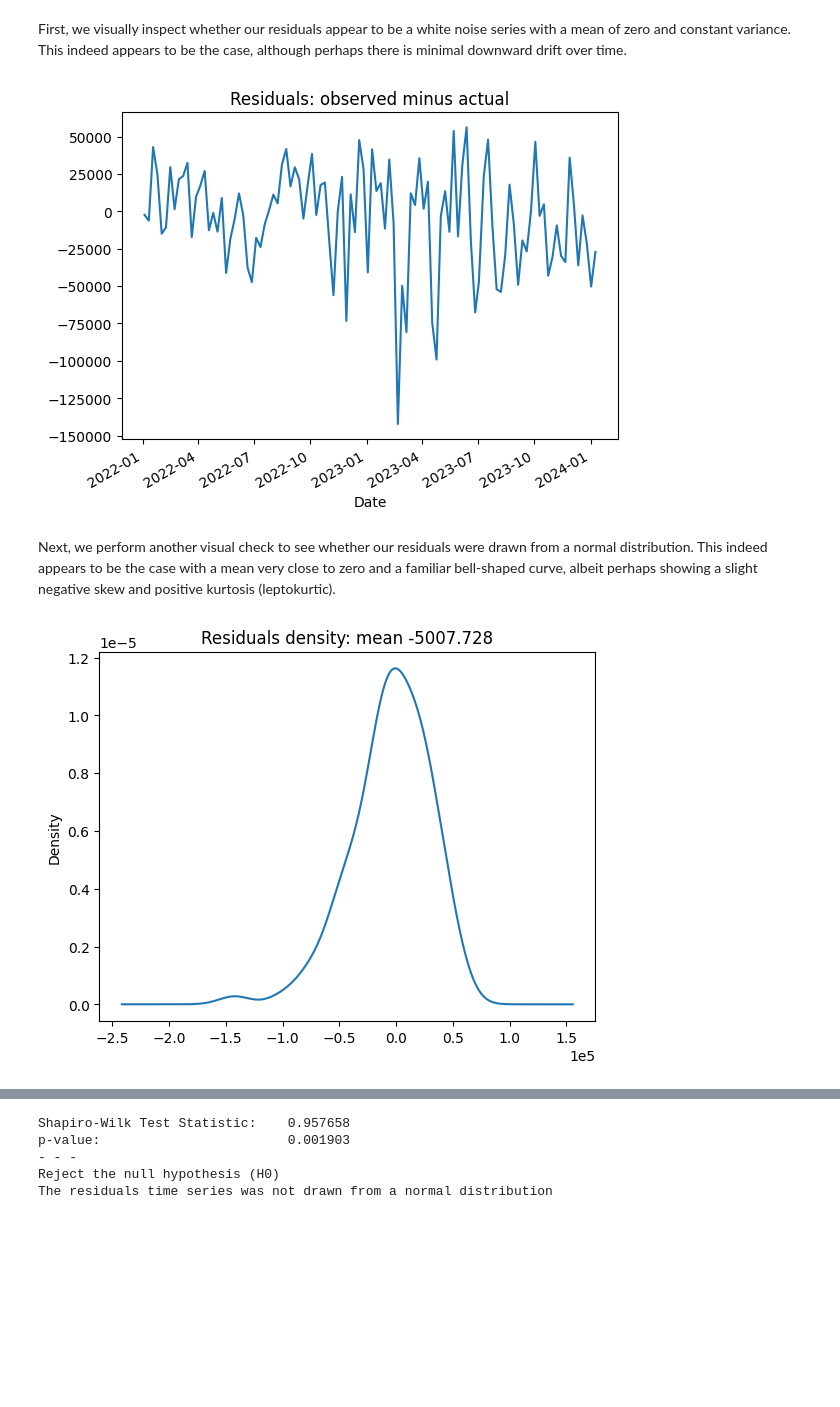
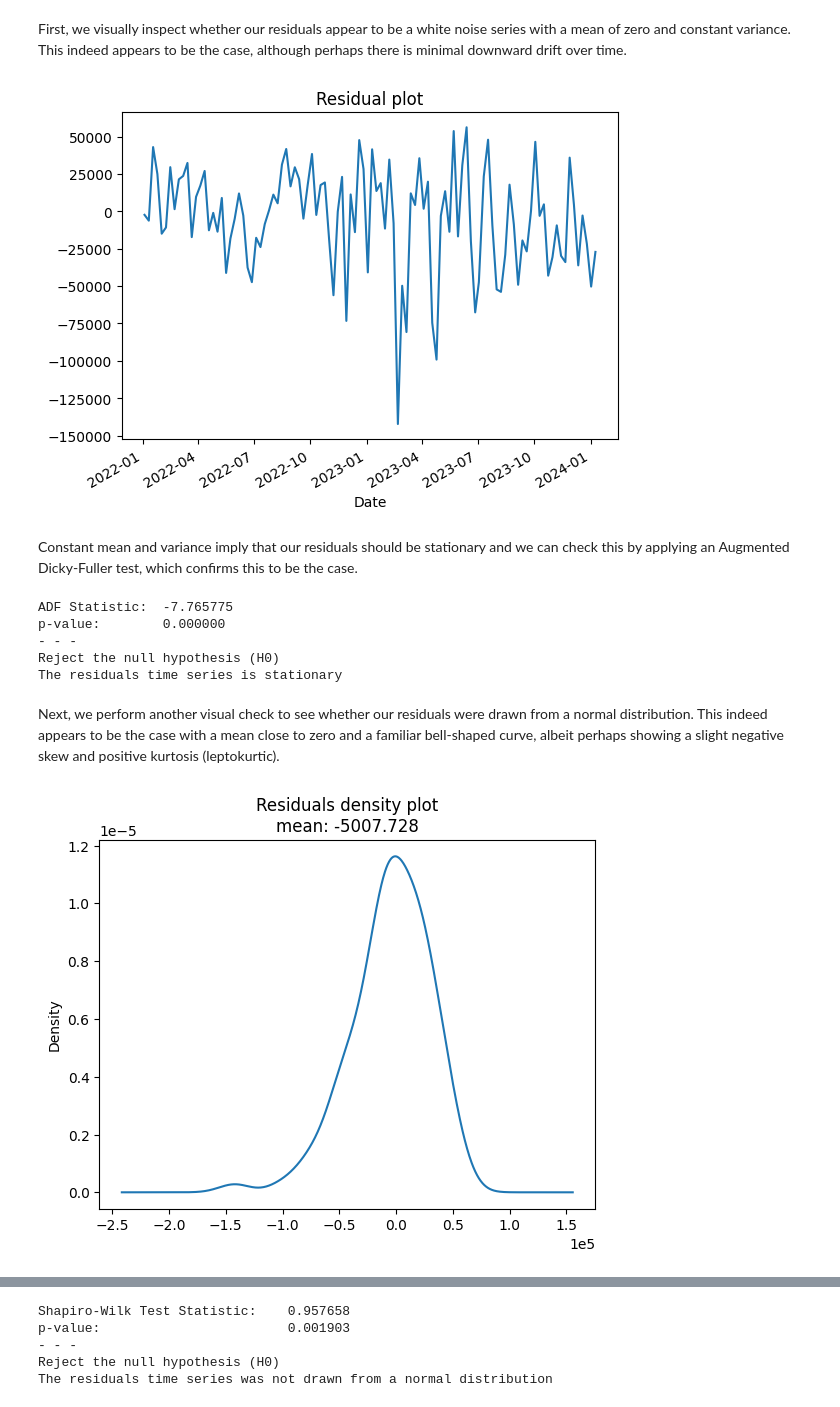
Before and after one commit to vzinkovski/forecasting_cot_managed_money, a Jupyter notebook: forecasting_cot_managed_money.ipynb, the cells around one changed output, grey strips where cells are left out. Drawn from its saved outputs; the diff is of its cells as text; code cells hidden in the pictures; blank space fills up the shorter version.

```diff
--- a/forecasting_cot_managed_money.ipynb
+++ b/forecasting_cot_managed_money.ipynb
@@ -60,11 +60,14 @@ from sklearn.model_selection import cross_val_score, TimeSeriesSplit
 from functools import partial
 from tqdm import trange, tqdm
 # %%
-# display
+# pandas display
 pd.set_option('display.max_columns', None)
 pd.set_option('display.max_rows', 250)
 pd.set_option('display.width', None)
 pd.set_option('display.float_format', lambda x: '{:.2f}'.format(x))
+
+# other display
+optuna.logging.set_verbosity(optuna.logging.WARNING)
 tqdm = partial(tqdm, position=0, leave=True)
 # %% [markdown]
 # Commitment of Traders report
@@ -662,16 +658,41 @@ y_trues, y_preds, residuals, mape, rmse = xgb_forecast
 First, we visually inspect whether our residuals appear to be a white noise series with a mean of zero and constant variance. This indeed appears to be the case, although perhaps there is minimal downward drift over time.
 # %%
 residuals.plot()
-plt.title(f'Residuals: observed minus actual')
+plt.title(f'Residual plot')
 plt.show()
 # %% [output]
-[figure, old version]
+[figure, new version]
+# %% [markdown]
+Constant mean and variance imply that our residuals should be stationary and we can check this by applying an Augmented Dicky-Fuller test, which confirms this to be the case.
+# %%
+# perform adf test
+result = sm.tsa.adfuller(residuals)
+
+# extract and print the test statistic and p-value
+adf_statistic = result[0]
+p_value = result[1]
+
+print(f'ADF Statistic:\t{adf_statistic:.6f}')
+print(f'p-value:\t{p_value:.6f}')
+print('- - -')
+
+# interpret the results
+if p_value <= 0.05:
+    print('Reject the null hypothesis (H0) \nThe residuals time series is stationary')
+else:
+    print('Fail to reject the null hypothesis (H0) \nThe residuals time series is non-stationary')
+# %% [output]
+ADF Statistic:  -7.765775
+p-value:        0.000000
+- - -
+Reject the null hypothesis (H0)
+The residuals time series is stationary
 # %% [markdown]
-Next, we perform another visual check to see whether our residuals were drawn from a normal distribution. This indeed appears to be the case with a mean very close to zero and a familiar bell-shaped curve, albeit perhaps showing a slight negative skew and positive kurtosis (leptokurtic).
+Next, we perform another visual check to see whether our residuals were drawn from a normal distribution. This indeed appears to be the case with a mean close to zero and a familiar bell-shaped curve, albeit perhaps showing a slight negative skew and positive kurtosis (leptokurtic).
 # %%
 residuals.plot(kind='density')
-plt.title(f'Residuals density: mean {residuals.mean():.3f}')
+plt.title(f'Residuals density plot\nmean: {residuals.mean():.3f}')
 plt.ticklabel_format(style='sci', axis='x', scilimits=(0,0))
 plt.show()
 # %% [output]
-[figure, old version]
+[figure, new version]
```
Also changed, not shown: parts of 23 cells of this notebook.
